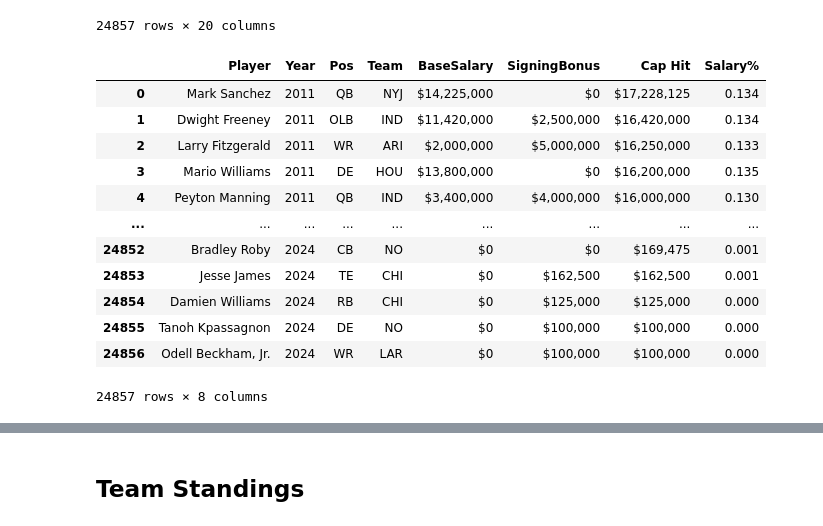
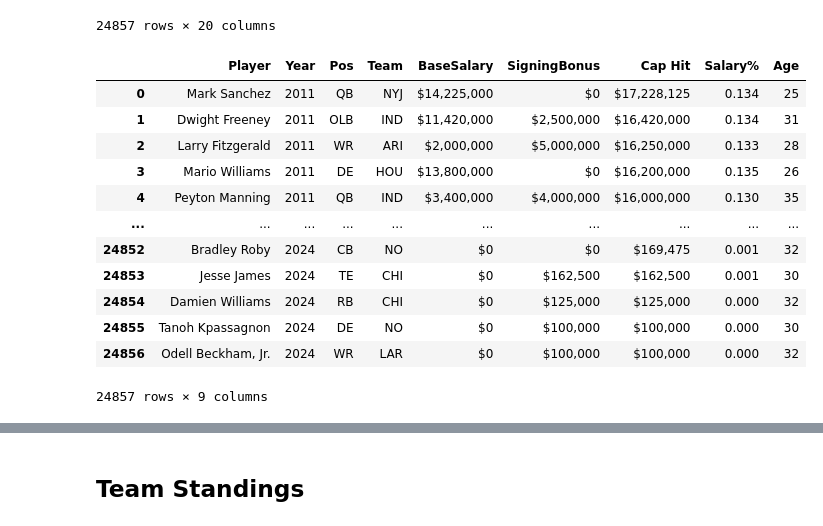
Before and after one commit to leblabac/dain-bramage-final-project, a Jupyter notebook: Resources/NFL_Analysis.ipynb, the cells around one changed output, grey strips where cells are left out. Saved outputs shown, nothing was run; the diff lists cells and outputs as text; code cells hidden in the pictures.

```diff
--- a/Resources/NFL_Analysis.ipynb
+++ b/Resources/NFL_Analysis.ipynb
@@ -14,7 +8,7 @@ import seaborn as sns
 # %%
 # load and read csv file into DataFrame
 
-financials_to_load = "Resources/NFL_Yearly_Breakdown_combined.csv"
+financials_to_load = "NFL_Yearly_Breakdown_combined.csv"
 financials_df = pd.read_csv(financials_to_load)
 financials_df
 # %% [output]
@@ -70,23 +64,23 @@ dtype: int64
 # %%
 # Drop columns
 
-financials_df = financials_df.drop(columns=["Rank","Unnamed: 19","Age", "FA Year",
+financials_df = financials_df.drop(columns=["Rank","Unnamed: 19", "FA Year",
         "Sign Year", "Sign Age","Cash","Draft Year","AAV","CONT YR","CONT VALUE","Earnings"])
 financials_df
 # %% [output]
-|  | Player | Year | Pos | Team | BaseSalary | SigningBonus | Cap Hit | Salary% |
-| 0 | Mark Sanchez | 2011 | QB | NYJ | $14,225,000 | $0 | $17,228,125 | 0.134 |
-| 1 | Dwight Freeney | 2011 | OLB | IND | $11,420,000 | $2,500,000 | $16,420,000 | 0.134 |
-| 2 | Larry Fitzgerald | 2011 | WR | ARI | $2,000,000 | $5,000,000 | $16,250,000 | 0.133 |
-| 3 | Mario Williams | 2011 | DE | HOU | $13,800,000 | $0 | $16,200,000 | 0.135 |
-| 4 | Peyton Manning | 2011 | QB | IND | $3,400,000 | $4,000,000 | $16,000,000 | 0.130 |
-| ... | ... | ... | ... | ... | ... | ... | ... | ... |
-| 24852 | Bradley Roby | 2024 | CB | NO | $0 | $0 | $169,475 | 0.001 |
-| 24853 | Jesse James | 2024 | TE | CHI | $0 | $162,500 | $162,500 | 0.001 |
-| 24854 | Damien Williams | 2024 | RB | CHI | $0 | $125,000 | $125,000 | 0.000 |
-| 24855 | Tanoh Kpassagnon | 2024 | DE | NO | $0 | $100,000 | $100,000 | 0.000 |
-| 24856 | Odell Beckham, Jr. | 2024 | WR | LAR | $0 | $100,000 | $100,000 | 0.000 |
+|  | Player | Year | Pos | Team | BaseSalary | SigningBonus | Cap Hit | Salary% | Age |
+| 0 | Mark Sanchez | 2011 | QB | NYJ | $14,225,000 | $0 | $17,228,125 | 0.134 | 25 |
+| 1 | Dwight Freeney | 2011 | OLB | IND | $11,420,000 | $2,500,000 | $16,420,000 | 0.134 | 31 |
+| 2 | Larry Fitzgerald | 2011 | WR | ARI | $2,000,000 | $5,000,000 | $16,250,000 | 0.133 | 28 |
+| 3 | Mario Williams | 2011 | DE | HOU | $13,800,000 | $0 | $16,200,000 | 0.135 | 26 |
+| 4 | Peyton Manning | 2011 | QB | IND | $3,400,000 | $4,000,000 | $16,000,000 | 0.130 | 35 |
+| ... | ... | ... | ... | ... | ... | ... | ... | ... | ... |
+| 24852 | Bradley Roby | 2024 | CB | NO | $0 | $0 | $169,475 | 0.001 | 32 |
+| 24853 | Jesse James | 2024 | TE | CHI | $0 | $162,500 | $162,500 | 0.001 | 30 |
+| 24854 | Damien Williams | 2024 | RB | CHI | $0 | $125,000 | $125,000 | 0.000 | 32 |
+| 24855 | Tanoh Kpassagnon | 2024 | DE | NO | $0 | $100,000 | $100,000 | 0.000 | 30 |
+| 24856 | Odell Beckham, Jr. | 2024 | WR | LAR | $0 | $100,000 | $100,000 | 0.000 | 32 |
-24857 rows × 8 columns
+24857 rows × 9 columns
 # %%
 # Add column for Catagory of position (offence, defence, special teams)
 
```
Also changed, not shown: parts of 15 cells of this notebook, 4 other files.
